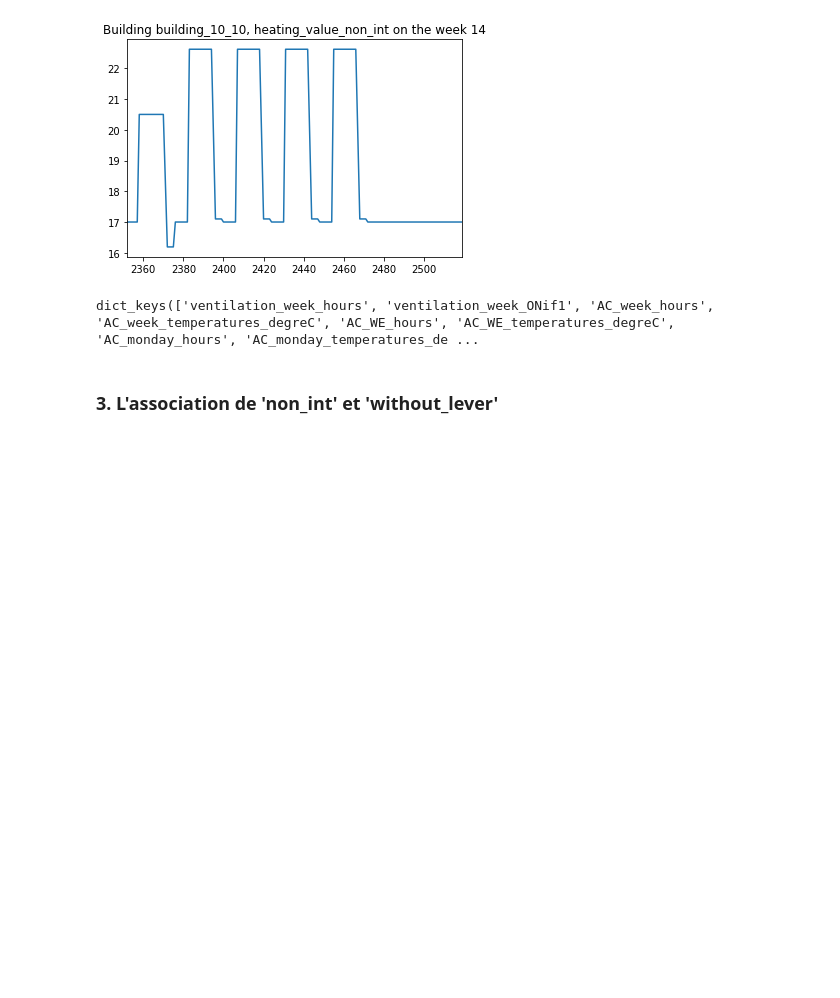
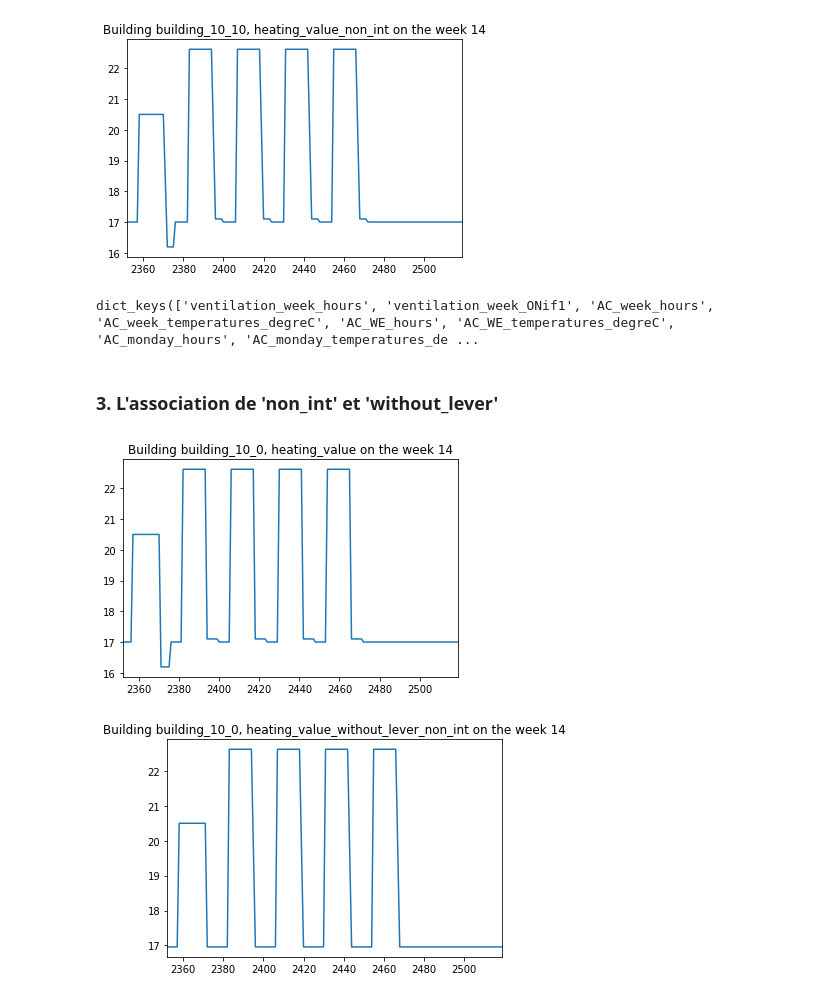
Before and after one commit to adelegi/Challenge_ENS, a Jupyter notebook: analyse_data_adele/Analyse_new_features.ipynb, the cells around one changed output. Saved outputs shown, nothing was run; the diff lists cells and outputs as text; code cells hidden in the pictures; blank space fills up the shorter version.

```diff
--- a/analyse_data_adele/Analyse_new_features.ipynb
+++ b/analyse_data_adele/Analyse_new_features.ipynb
@@ -101,3 +101,9 @@ dico[name_building].keys()
 dict_keys(['ventilation_week_hours', 'ventilation_week_ONif1', 'AC_week_hours', 'AC_week_temperatures_degreC', 'AC_WE_hours', 'AC_WE_temperatures_degreC', 'AC_monday_hours', 'AC_monday_temperatures_de ...
 # %% [markdown]
 ### 3. L'association de 'non_int' et 'without_lever'
+# %%
+plot_sem(all_features, 'heating_value', num_sem=14, name_building='building_10_0')
+plot_sem(all_features, 'heating_value_without_lever_non_int', num_sem=14, name_building='building_10_0')
+# %% [output]
+[figure, added]
+[figure, added]
```
Also changed, not shown: parts of 3 cells of this notebook, 5 other files.
